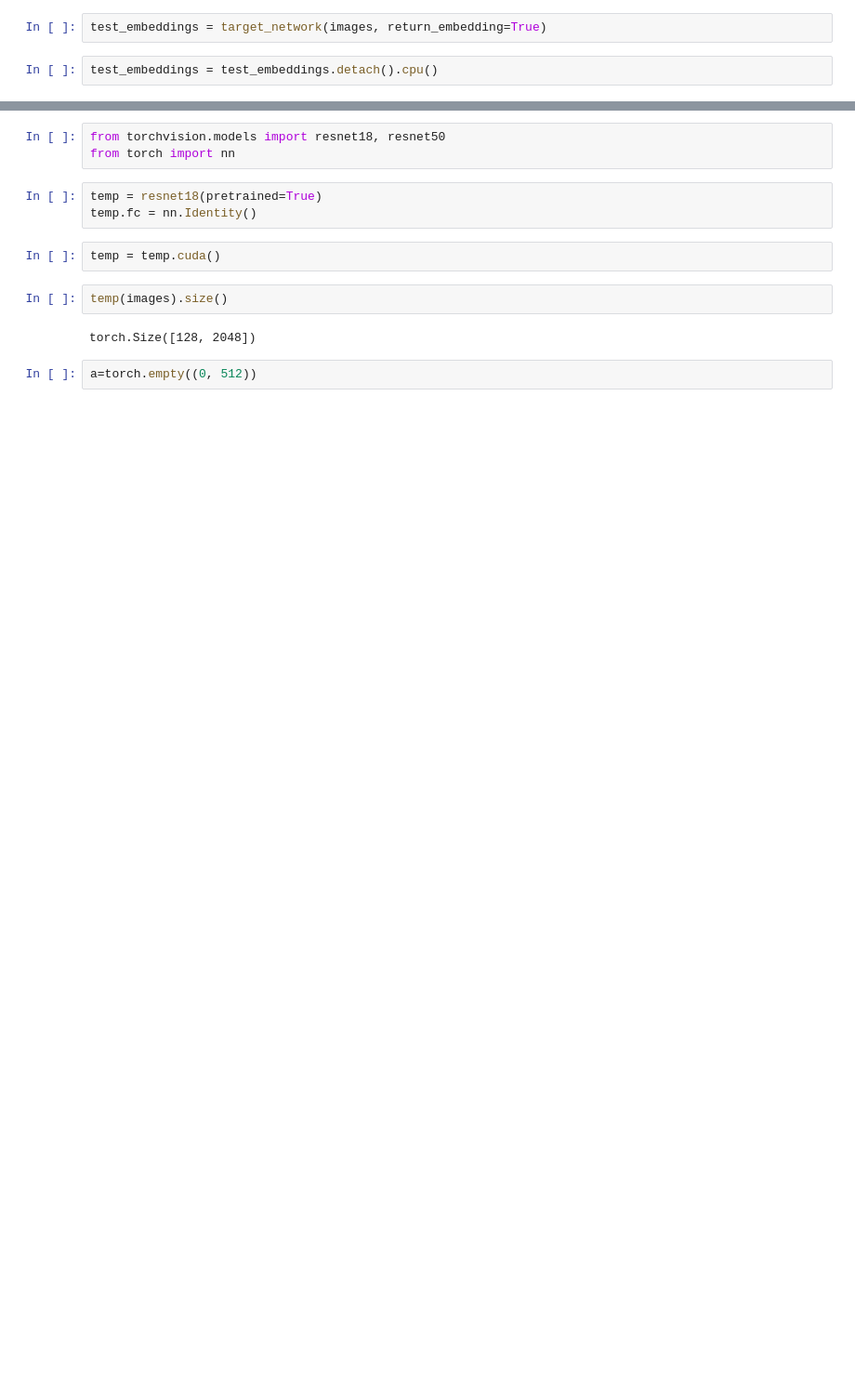
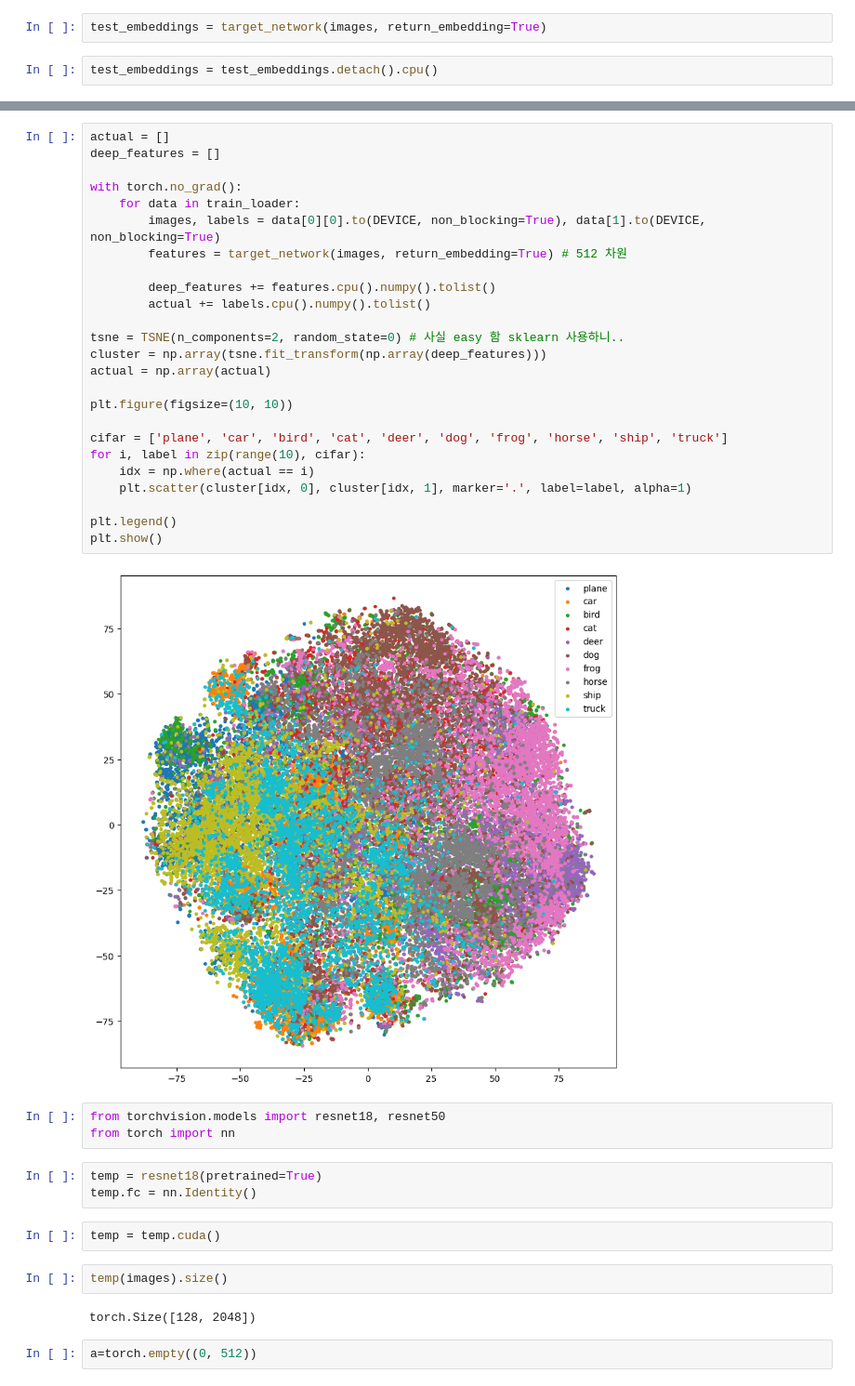
Before and after one commit to crazyboy9103/byol_torch, a Jupyter notebook: byol_torch/test.ipynb, the cells around one changed output, grey strips where cells are left out. Shown: that part at 93% size. Cells and saved outputs as stored; diff of their text form; blank space fills up the shorter version.

```diff
--- a/byol_torch/test.ipynb
+++ b/byol_torch/test.ipynb
@@ -142,3 +91,30 @@ plt.savefig("test.png", dpi=800)
+# %%
+actual = []
+deep_features = []
+
+with torch.no_grad():
+    for data in train_loader:
+        images, labels = data[0][0].to(DEVICE, non_blocking=True), data[1].to(DEVICE, non_blocking=True)
+        features = target_network(images, return_embedding=True) # 512 차원
+
+        deep_features += features.cpu().numpy().tolist()
+        actual += labels.cpu().numpy().tolist()
+
+tsne = TSNE(n_components=2, random_state=0) # 사실 easy 함 sklearn 사용하니..
+cluster = np.array(tsne.fit_transform(np.array(deep_features)))
+actual = np.array(actual)
+
+plt.figure(figsize=(10, 10))
+
+cifar = ['plane', 'car', 'bird', 'cat', 'deer', 'dog', 'frog', 'horse', 'ship', 'truck']
+for i, label in zip(range(10), cifar):
+    idx = np.where(actual == i)
+    plt.scatter(cluster[idx, 0], cluster[idx, 1], marker='.', label=label, alpha=1)
+
+plt.legend()
+plt.show()
+# %% [output]
+[figure, added]
 # %%
 from torchvision.models import resnet18, resnet50
 from torch import nn
```
Also changed, not shown: parts of 15 cells of this notebook, 4 other files.
